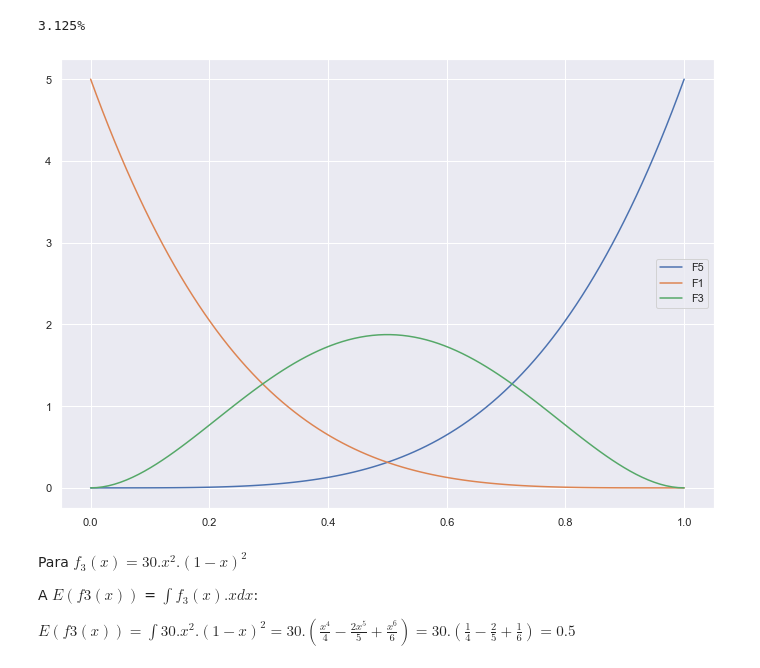
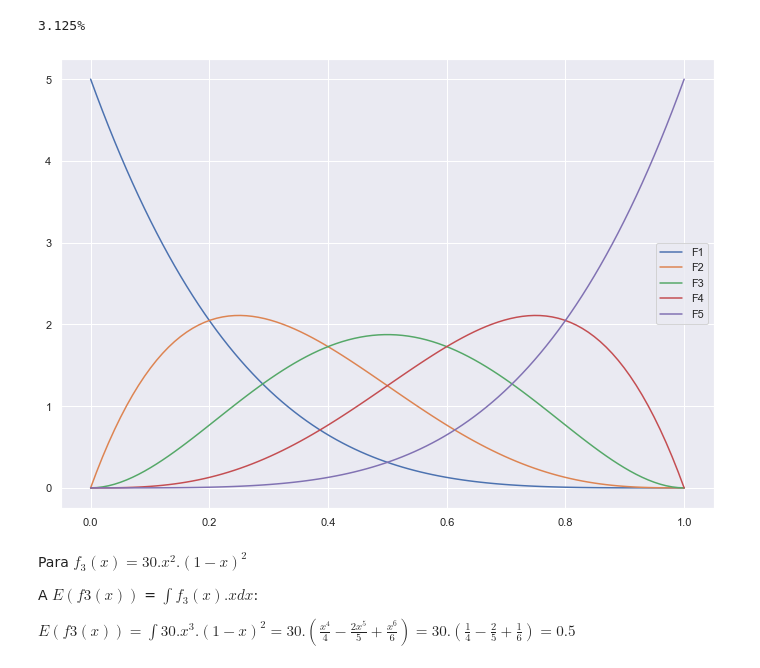
Before and after one commit to rafaeldjsm/Matematica, a Jupyter notebook: fgv2019_stat_df.ipynb, the cells around one changed output. Drawn from its saved outputs; the diff is of its cells as text; code cells hidden in the pictures.

```diff
--- a/fgv2019_stat_df.ipynb
+++ b/fgv2019_stat_df.ipynb
@@ -69,25 +69,28 @@ print(f'{Fy5:.3%}')
 # %%
 import seaborn as sns
 import numpy as np
 
 x = np.linspace(0, 1, 100)
 
-y5 = 5*(x**4)
+y1 = 5*((1-x)**4)
+sns.lineplot(x=x, y=y1, label='F1')
+
+y2 = 20*x*((1-x)**3)
+sns.lineplot(x=x, y=y2, label='F2')
 
 y3 = 30*(x**2)*((1-x)**2)
+sns.lineplot(x=x, y=y3, label='F3')
 
-y1 = 5*((1-x)**4)
+y4 = 20*(x**3)*(1-x)
+sns.lineplot(x=x, y=y4, label='F4')
 
+y5 = 5*(x**4)
 sns.lineplot(x=x, y=y5, label='F5');
-
-sns.lineplot(x=x, y=y1, label='F1');
-
-sns.lineplot(x=x, y=y3, label='F3');
 # %% [output]
-[figure, old version]
+[figure, new version]
 # %% [markdown]
 Para $f_3(x) = 30.x^2.(1-x)^2$
 
 A $E(f3(x))$ =  $\int f_3(x).x dx $:
 
-$ E(f3(x)) = \int 30.x^2.(1-x)^2 = 30.(\frac{x^4}{4} - \frac{2x^5}{5} + \frac{x^6}{6} ) = 30.(\frac{1}{4}-\frac{2}{5}+\frac{1}{6}) = 0.5 $
+$ E(f3(x)) = \int 30.x^3.(1-x)^2 = 30.(\frac{x^4}{4} - \frac{2x^5}{5} + \frac{x^6}{6} ) = 30.(\frac{1}{4}-\frac{2}{5}+\frac{1}{6}) = 0.5 $
```
Also changed, not shown: parts of 4 cells of this notebook.
